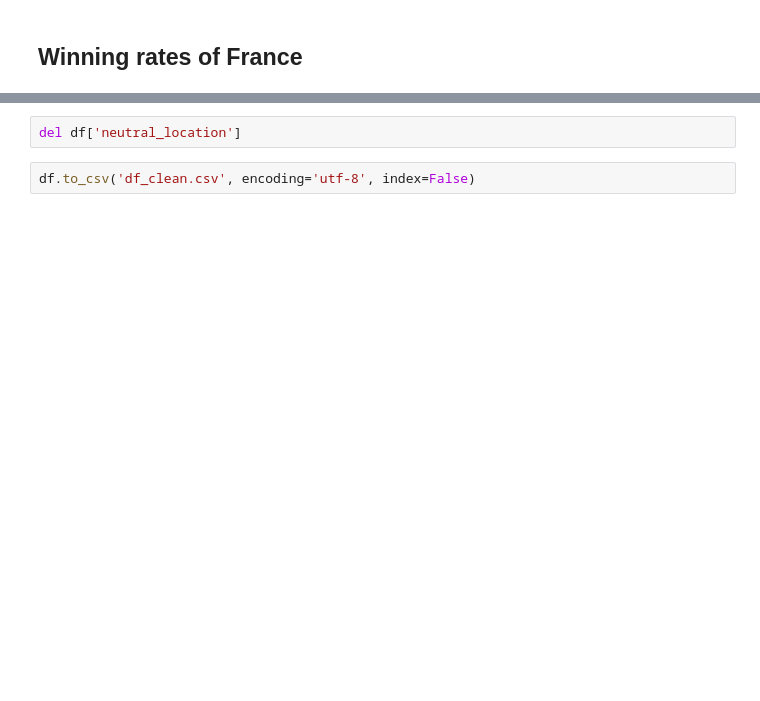
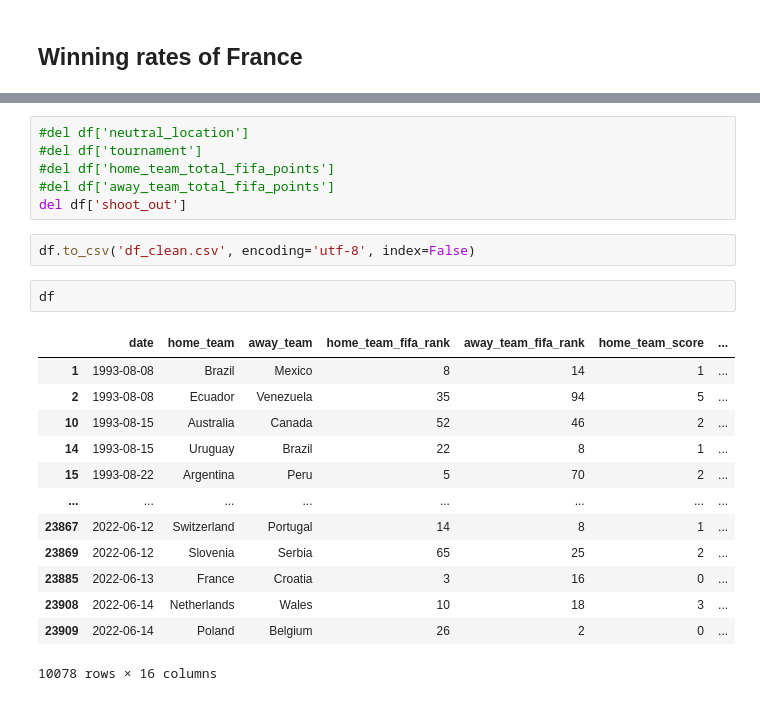
Before and after one commit to 75andybermond/World_Cup_2022_Prediction, a Jupyter notebook: NB1.ipynb, the cells around one changed output, grey strips where cells are left out. Saved outputs shown, nothing was run; the diff lists cells and outputs as text; blank space fills up the shorter version.

```diff
--- a/NB1.ipynb
+++ b/NB1.ipynb
@@ -553,4 +585,24 @@ sns.countplot(x='France_Results', data=winsdf)
 # %%
-del df['neutral_location']
+#del df['neutral_location']
+#del df['tournament']
+#del df['home_team_total_fifa_points']
+#del df['away_team_total_fifa_points']
+del df['shoot_out']
 # %%
 df.to_csv('df_clean.csv', encoding='utf-8', index=False)
+# %%
+df
+# %% [output]
+|  | date | home_team | away_team | home_team_fifa_rank | away_team_fifa_rank | home_team_score | ... |
+| 1 | 1993-08-08 | Brazil | Mexico | 8 | 14 | 1 | ... |
+| 2 | 1993-08-08 | Ecuador | Venezuela | 35 | 94 | 5 | ... |
+| 10 | 1993-08-15 | Australia | Canada | 52 | 46 | 2 | ... |
+| 14 | 1993-08-15 | Uruguay | Brazil | 22 | 8 | 1 | ... |
+| 15 | 1993-08-22 | Argentina | Peru | 5 | 70 | 2 | ... |
+| ... | ... | ... | ... | ... | ... | ... | ... |
+| 23867 | 2022-06-12 | Switzerland | Portugal | 14 | 8 | 1 | ... |
+| 23869 | 2022-06-12 | Slovenia | Serbia | 65 | 25 | 2 | ... |
+| 23885 | 2022-06-13 | France | Croatia | 3 | 16 | 0 | ... |
+| 23908 | 2022-06-14 | Netherlands | Wales | 10 | 18 | 3 | ... |
+| 23909 | 2022-06-14 | Poland | Belgium | 26 | 2 | 0 | ... |
+10078 rows × 16 columns
```
Also changed, not shown: parts of 21 cells of this notebook, 9 other files.
